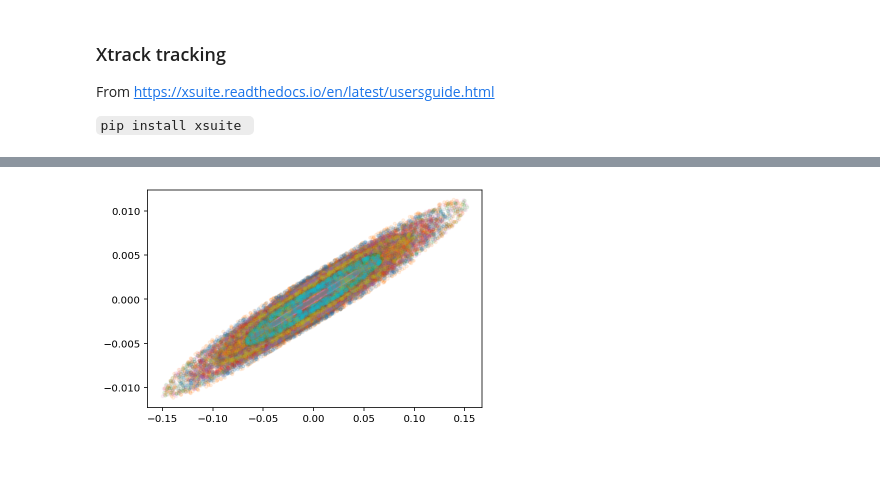
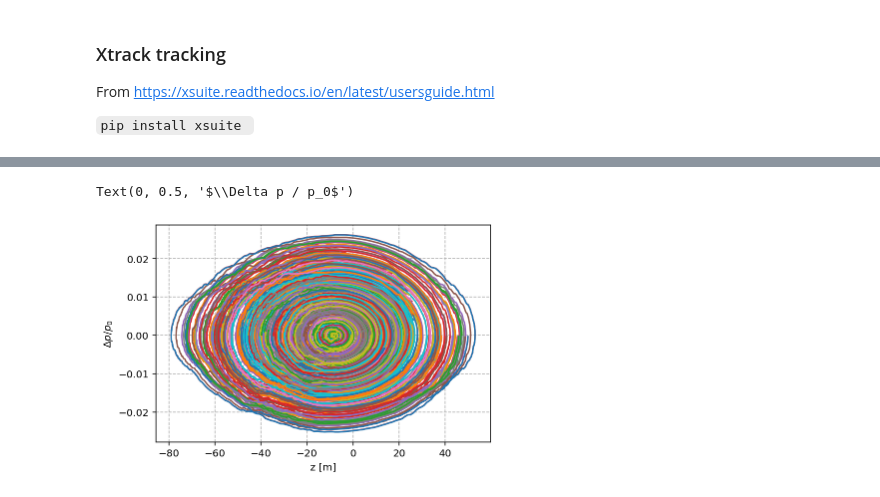
Before and after one commit to cerncas/2022Sevrier, a Jupyter notebook: examples/6DTracking.ipynb, the cells around one changed output, grey strips where cells are left out. Drawn from its saved outputs; the diff is of its cells as text; code cells hidden in the pictures; blank space fills up the shorter version.

```diff
--- a/examples/6DTracking.ipynb
+++ b/examples/6DTracking.ipynb
@@ -601,8 +564,0 @@ plt.xlim(-300,300)
-# %%
-rec = tracker.record_last_track
-import matplotlib.pyplot as plt
-plt.close('all')
-plt.figure(1)
-for ii in range(rec.x.shape[0]):
-    mask = rec.state[ii, :]>0
-    plt.plot(rec.y[ii, mask], rec.py[ii, mask],'.', alpha=.1)
@@ -611,10 +565,11 @@ for ii in range(rec.x.shape[0]):
-# %%
-rec = tracker.record_last_track
-import matplotlib.pyplot as plt
-plt.close('all')
-plt.figure(1)
-for ii in range(rec.x.shape[0]):
-    mask = rec.state[ii, :]>0
-    plt.plot(rec.x[ii, mask], rec.px[ii, mask],'.', alpha=.1)
-# %% [output]
-[figure, removed]
+# %%
+for ii in range(n_part):
+    plt.plot([my_list_zeta[i][ii] for i in range(n_turns)],
+             [my_list_delta[i][ii] for i in range(n_turns)]
+            )
+plt.grid(linestyle='--')
+plt.xlabel('z [m]')
+plt.ylabel(r'$\Delta p / p_0$')
+# %% [output]
+Text(0, 0.5, '$\\Delta p / p_0$')
+[figure, added]
```
Also changed, not shown: parts of 7 cells of this notebook.
